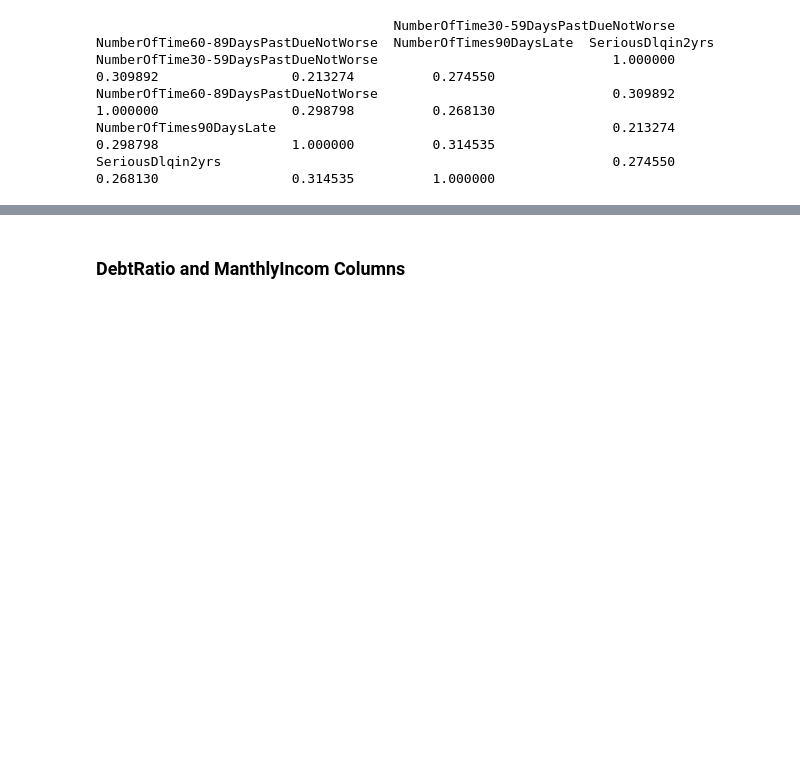
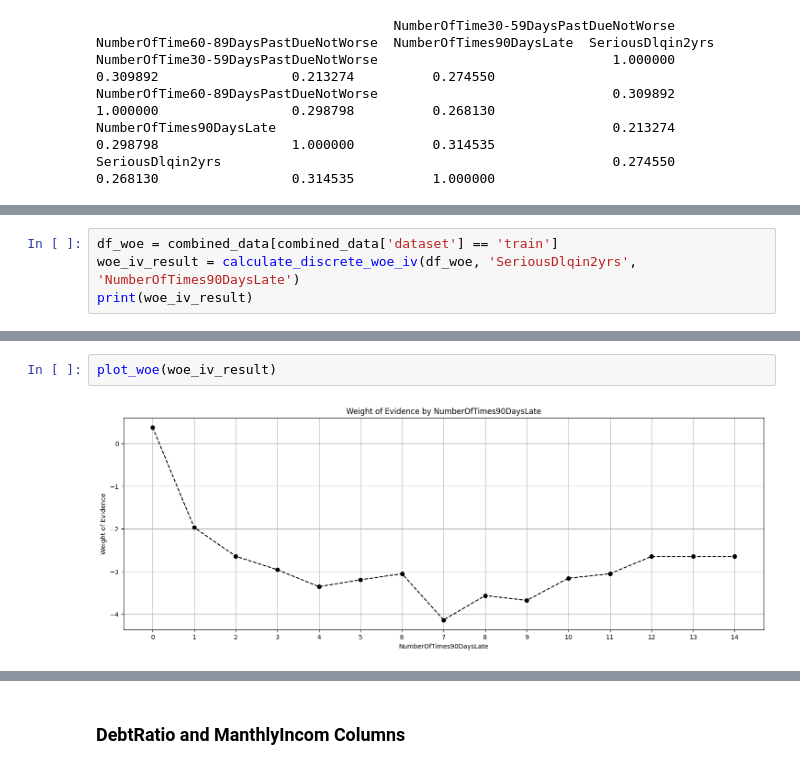
Before and after one commit to Saba-a11/Kaggle_Credit_Score, a Jupyter notebook: CreditModel.ipynb, the cells around one changed output, grey strips where cells are left out. Saved outputs shown, nothing was run; the diff lists cells and outputs as text; blank space fills up the shorter version.

```diff
--- a/CreditModel.ipynb
+++ b/CreditModel.ipynb
@@ -575,0 +672,4 @@ SeriousDlqin2yrs                                                  0.274550
+# %%
+df_woe = combined_data[combined_data['dataset'] == 'train']
+woe_iv_result = calculate_discrete_woe_iv(df_woe, 'SeriousDlqin2yrs', 'NumberOfTimes90DaysLate')
+print(woe_iv_result)
@@ -575,0 +696,4 @@ SeriousDlqin2yrs                                                  0.274550
+# %%
+plot_woe(woe_iv_result)
+# %% [output]
+[figure, added]
```
Also changed, not shown: parts of 11 cells of this notebook.
